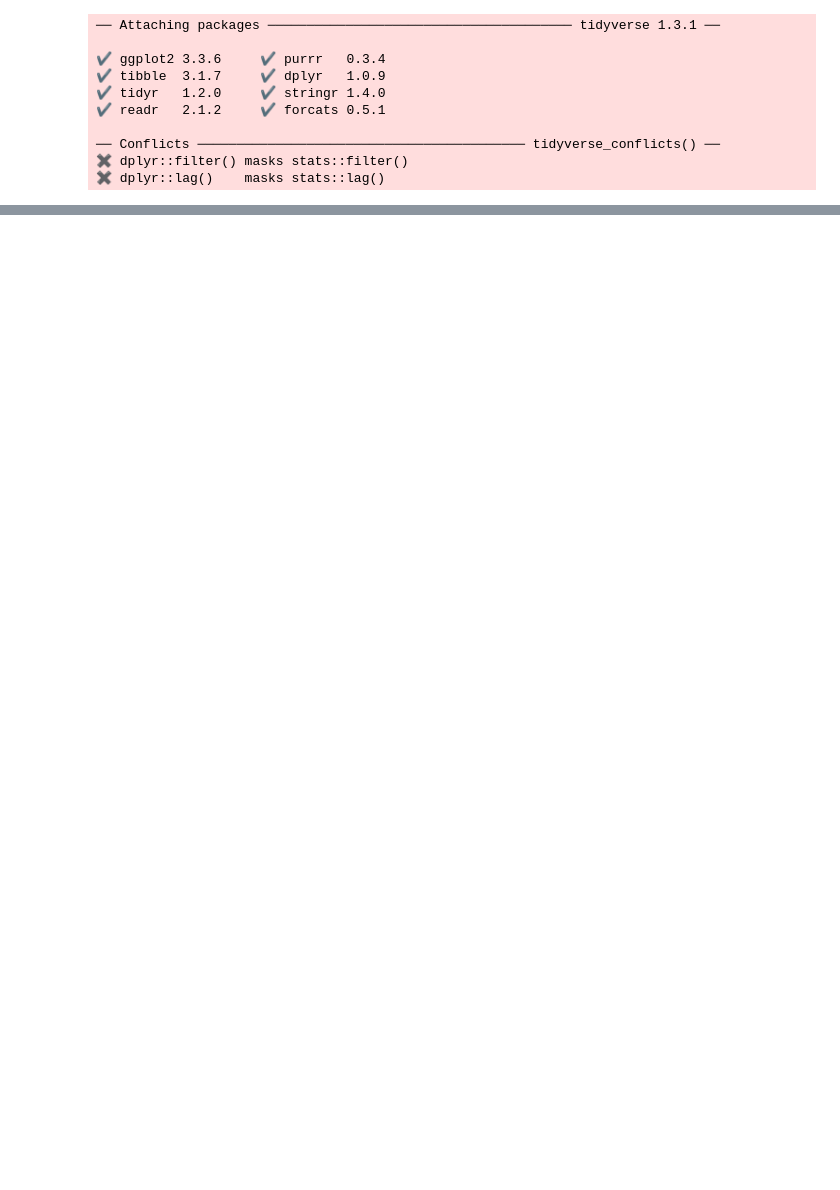
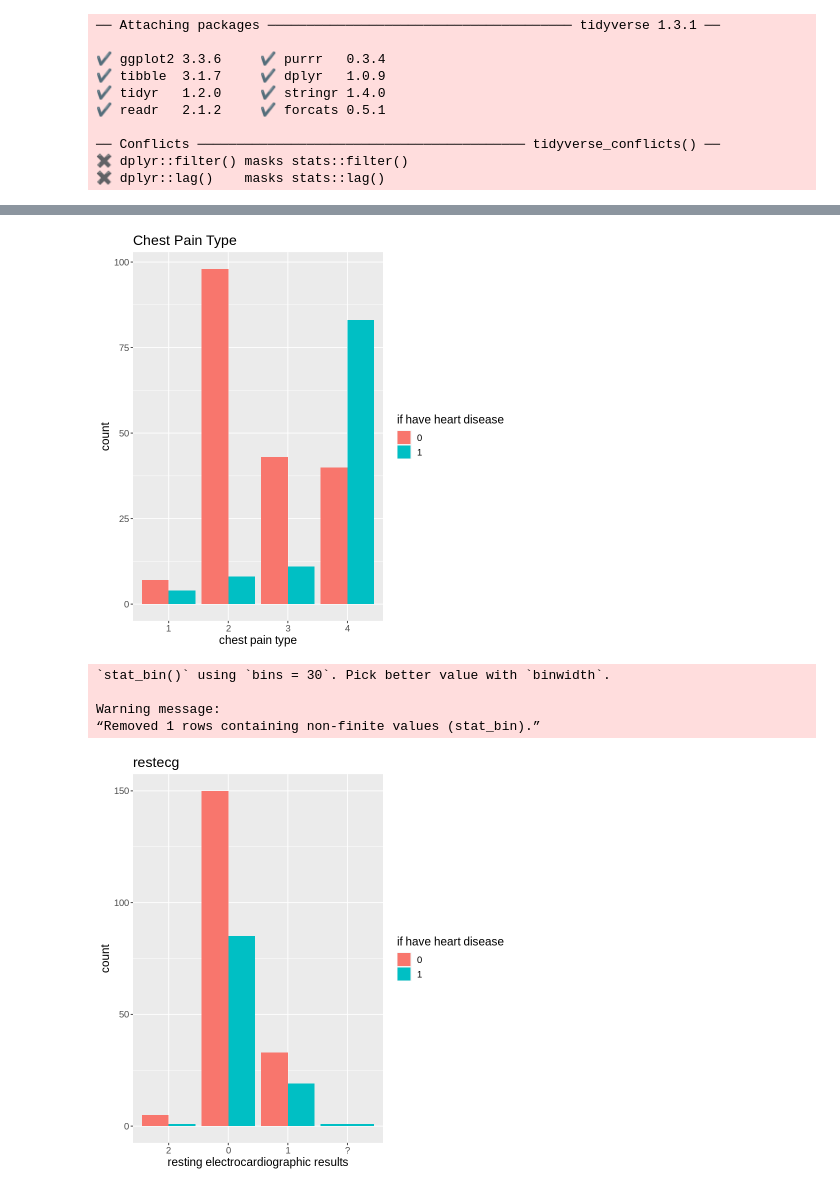
Before and after one commit to drew-gnaw/DSCI100-G81, a Jupyter notebook: WebImport.ipynb, the cells around one changed output, grey strips where cells are left out. Saved outputs shown, nothing was run; the diff lists cells and outputs as text; code cells hidden in the pictures; blank space fills up the shorter version.

```diff
--- a/WebImport.ipynb
+++ b/WebImport.ipynb
@@ -114,0 +105,32 @@ A tibble: 1 × 1
+# %%
+chest_pain_plot <- ggplot(heart_data_tidy ,
+                   aes(x = chest_pain, fill = num)) +
+                   geom_bar(position= "dodge") +
+                   labs(x = "chest pain type", y = "count",  fill = "if have heart disease") +
+                   ggtitle("Chest Pain Type") +
+                   theme(text = element_text(size = 14))
+
+chest_pain_plot
+
+restingecg_plot <- ggplot(heart_data_tidy ,
+                   aes(x = restingecg, fill = num)) +
+                   geom_bar(position= "dodge") +
+                   labs(x = "resting electrocardiographic results", y = "count",  fill = "if have heart disease") +
+                   ggtitle("restecg") +
+                   theme(text = element_text(size = 14))
+restingecg_plot
+
+max_heart_rate_plot <- ggplot(heart_data_tidy ,
+                   aes(x = max_heart_rate, fill = num)) +
+                   geom_histogram(position= "dodge") +
+                   labs(x = "max_heart_rate,", y = "count",  fill = "if have heart disease") +
+                   ggtitle("max_heart_rate") +
+                   theme(text = element_text(size = 14))
+max_heart_rate_plot
+# %% [output]
+[figure, added]
+`stat_bin()` using `bins = 30`. Pick better value with `binwidth`.
+
+Warning message:
+“Removed 1 rows containing non-finite values (stat_bin).”
+[figure, added]
```
Also changed, not shown: parts of 3 cells of this notebook.
